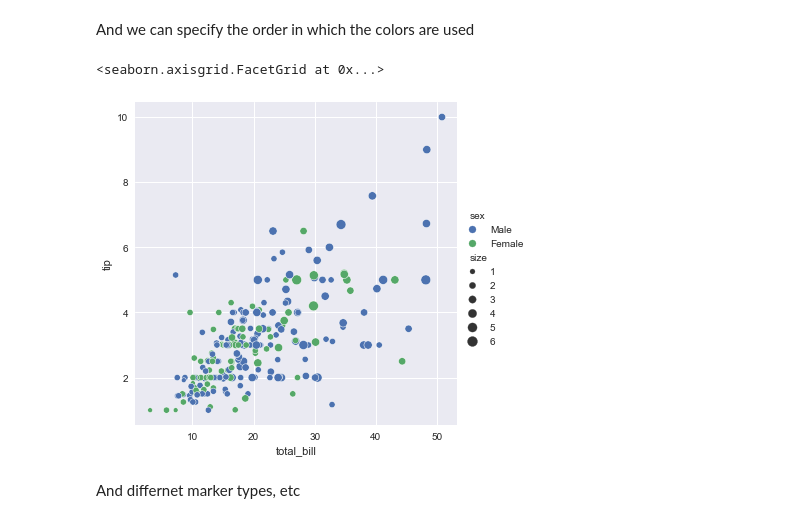
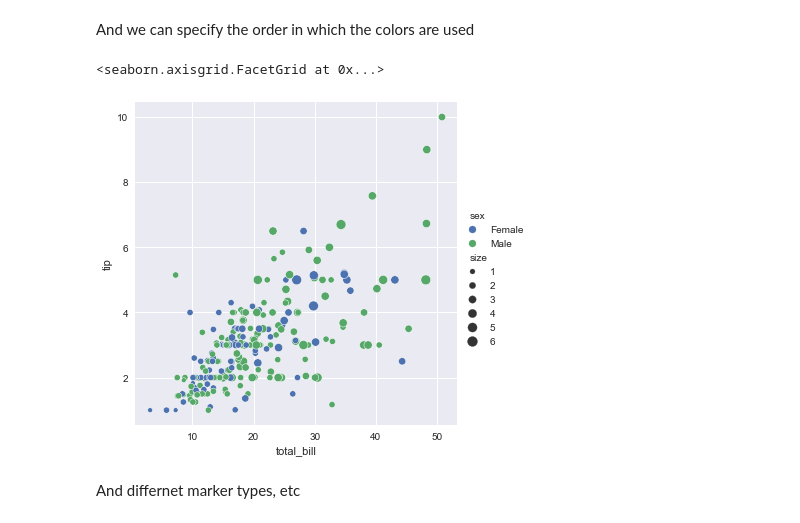
Before and after one commit to DataForScience/DataViz, a Jupyter notebook: 4. Seaborn.ipynb, the cells around one changed output. Saved outputs shown, nothing was run; the diff lists cells and outputs as text; code cells hidden in the pictures.

```diff
--- a/4. Seaborn.ipynb
+++ b/4. Seaborn.ipynb
@@ -112,11 +112,11 @@ And we can specify the order in which the colors are used
 # %%
 sns.relplot(x="total_bill", y="tip", data=tips, kind="scatter",
             hue="sex", size="size",
-            hue_order=["Male", "Female"],
+            hue_order=["Female", "Male"],
             )
 # %% [output]
 <seaborn.axisgrid.FacetGrid at 0x...>
-[figure, old version]
+[figure, new version]
 # %% [markdown]
 And differnet marker types, etc
 # %%
```
Also changed, not shown: parts of 18 cells of this notebook, 3 other files.
